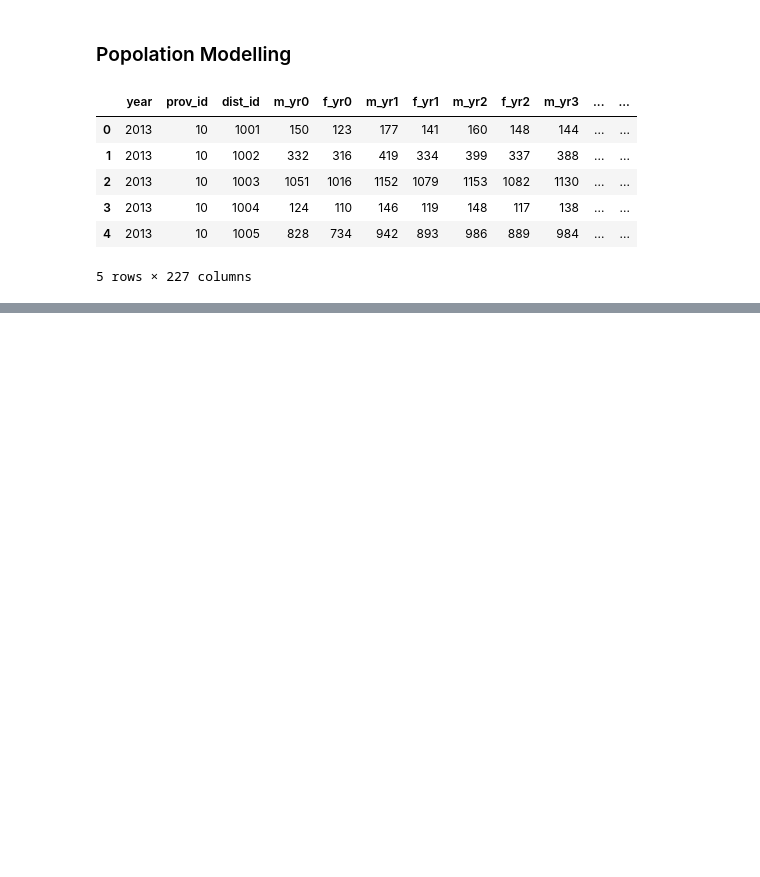
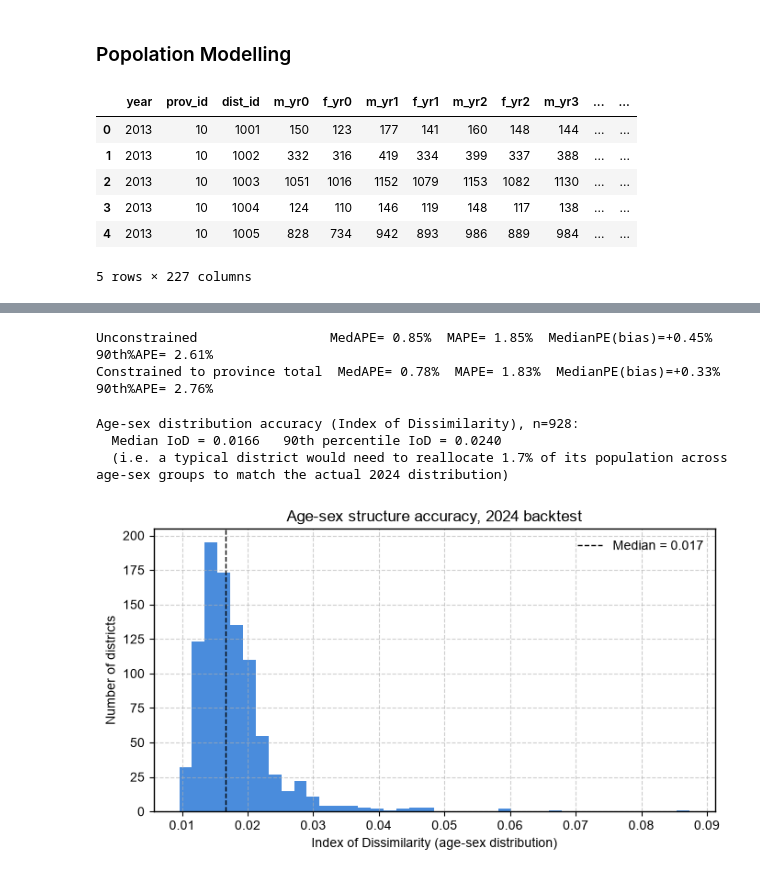
Before and after one commit to psitthirat/HRH, a Jupyter notebook: model.ipynb, the cells around one changed output, grey strips where cells are left out. Saved outputs shown, nothing was run; the diff lists cells and outputs as text; code cells hidden in the pictures; blank space fills up the shorter version.

```diff
--- a/model.ipynb
+++ b/model.ipynb
@@ -436,0 +536,68 @@ clear_output()
+# %%
+# Constraining: Wilson & Grossman (2022) found this was the single biggest lever
+# for accuracy (Table 2: ~30% MedAPE reduction at a 10-year horizon). We scale
+# each district's predicted total so that districts within a province sum
+# exactly to an INDEPENDENTLY projected province total -- never to the true
+# actual, which wouldn't be known in a real forecast and would leak future
+# information into a backtest.
+prov_trust_all = {pid: {sex: np.ones(100, dtype=bool) for sex in ('m', 'f')} for pid in bt_prov_ccr}
+prov_vecs = project_district(
+    train_prov.rename(columns={'prov_id': 'dist_id'}),
+    bt_prov_ccr, bt_prov_ccd, prov_trust_all, bt_prov_birth_rate, bt_prov_birth_sexratio,
+    BACKTEST_TRAIN_END, BACKTEST_HORIZON
+)
+prov_predicted = pd.Series({pid: v['m'].sum() + v['f'].sum() for pid, v in prov_vecs.items()})
+
+district_sum_by_prov = backtest['predicted'].groupby(dist_prov_map).sum()
+scale_factor = prov_predicted / district_sum_by_prov
+backtest['predicted_constrained'] = backtest['predicted'] * backtest.index.map(dist_prov_map).map(scale_factor)
+backtest['constrained_pct_error'] = (backtest['predicted_constrained'] - backtest['actual']) / backtest['actual']
+
+report_metrics(backtest['predicted'], backtest['actual'], 'Unconstrained')
+report_metrics(backtest['predicted_constrained'], backtest['actual'], 'Constrained to province total')
+# %% [output]
+Unconstrained                 MedAPE= 0.85%  MAPE= 1.85%  MedianPE(bias)=+0.45%  90th%APE= 2.61%
+Constrained to province total  MedAPE= 0.78%  MAPE= 1.83%  MedianPE(bias)=+0.33%  90th%APE= 2.76%
+# %%
+# Index of Dissimilarity (Rowland, 2003; used throughout Wilson & Grossman, 2022)
+# quantifies whether the age-sex STRUCTURE was forecast correctly, independent
+# of whether the total population was: IoD = 0.5 * sum(|forecast_share_i - actual_share_i|)
+# over age-sex groups i. E.g. IoD=0.05 means 5% of a district's population
+# would need to move between age-sex groups to match the actual distribution.
+# This complements the age-pyramid plot below with a single accuracy number.
+actual_state_cols = state_cols['m'] + state_cols['f']
+actual_base = pop_dist[pop_dist['year'] == LAST_YEAR].set_index('dist_id')
+
+iod_values = {}
+for did, vecs in predicted_vecs.items():
+    if did not in actual_base.index:
+        continue
+    pred_vec = np.concatenate([vecs['m'], vecs['f']])
+    act_vec = actual_base.loc[did, actual_state_cols].to_numpy(dtype=float)
+    if pred_vec.sum() == 0 or act_vec.sum() == 0:
+        continue
+    pred_share = pred_vec / pred_vec.sum()
+    act_share = act_vec / act_vec.sum()
+    iod_values[did] = 0.5 * np.abs(pred_share - act_share).sum()
+
+iod = pd.Series(iod_values)
+print(f"Age-sex distribution accuracy (Index of Dissimilarity), n={len(iod)}:")
+print(f"  Median IoD = {iod.median():.4f}   90th percentile IoD = {iod.quantile(.9):.4f}")
+print(f"  (i.e. a typical district would need to reallocate {iod.median():.1%} of its "
+      f"population across age-sex groups to match the actual {LAST_YEAR} distribution)")
+
+fig, ax = plt.subplots(figsize=(7, 4))
+ax.hist(iod, bins=40, color=series1, alpha=0.85)
+ax.axvline(iod.median(), color='black', linewidth=1, linestyle='--', label=f'Median = {iod.median():.3f}')
+ax.set_xlabel('Index of Dissimilarity (age-sex distribution)')
+ax.set_ylabel('Number of districts')
+ax.set_title(f'Age-sex structure accuracy, {LAST_YEAR} backtest')
+ax.legend(frameon=False)
+ax.grid(True)
+plt.tight_layout()
+plt.show()
+# %% [output]
+Age-sex distribution accuracy (Index of Dissimilarity), n=928:
+  Median IoD = 0.0166   90th percentile IoD = 0.0240
+  (i.e. a typical district would need to reallocate 1.7% of its population across age-sex groups to match the actual 2024 distribution)
+[figure, added]
```
Also changed, not shown: parts of 19 cells of this notebook.
